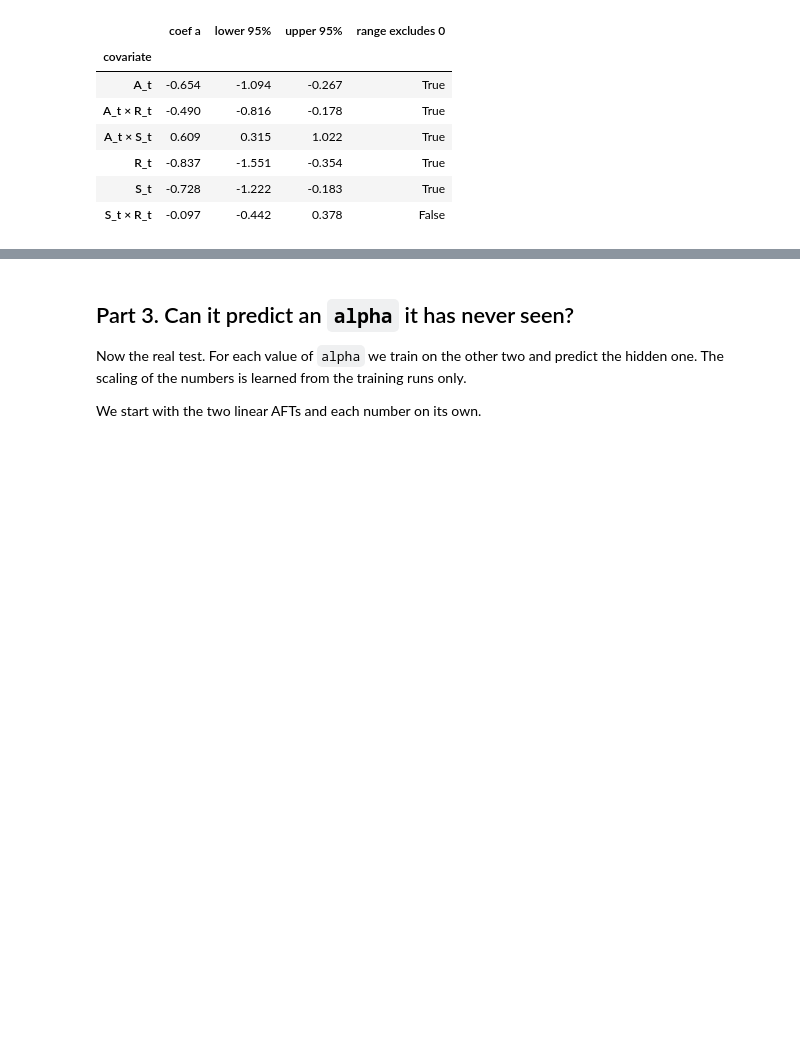
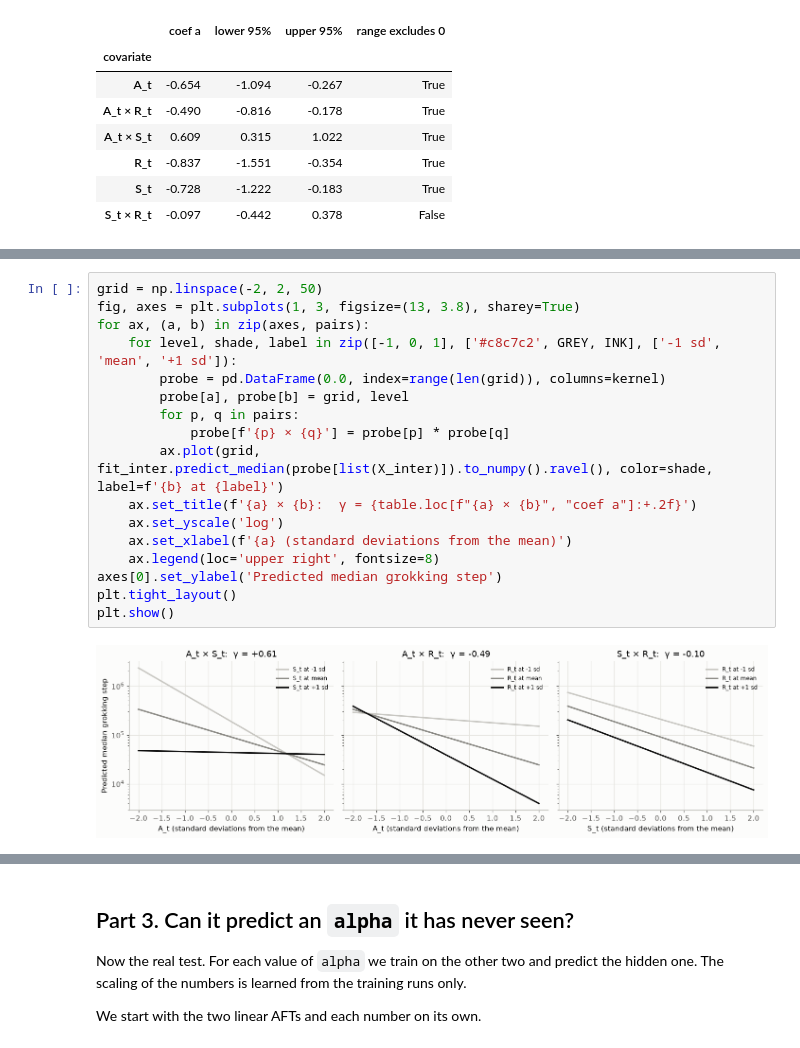
Before and after one commit to ZainAlSaffi-Dev/STAT3007, a Jupyter notebook: model_fitting/3_kernel_only.ipynb, the cells around one changed output, grey strips where cells are left out. Drawn from its saved outputs; the diff is of its cells as text; blank space fills up the shorter version.

```diff
--- a/model_fitting/3_kernel_only.ipynb
+++ b/model_fitting/3_kernel_only.ipynb
@@ -209,2 +250,21 @@ ranges.round(3)
+# %%
+grid = np.linspace(-2, 2, 50)
+fig, axes = plt.subplots(1, 3, figsize=(13, 3.8), sharey=True)
+for ax, (a, b) in zip(axes, pairs):
+    for level, shade, label in zip([-1, 0, 1], ['#c8c7c2', GREY, INK], ['-1 sd', 'mean', '+1 sd']):
+        probe = pd.DataFrame(0.0, index=range(len(grid)), columns=kernel)
+        probe[a], probe[b] = grid, level
+        for p, q in pairs:
+            probe[f'{p} × {q}'] = probe[p] * probe[q]
+        ax.plot(grid, fit_inter.predict_median(probe[list(X_inter)]).to_numpy().ravel(), color=shade, label=f'{b} at {label}')
+    ax.set_title(f'{a} × {b}:  γ = {table.loc[f"{a} × {b}", "coef a"]:+.2f}')
+    ax.set_yscale('log')
+    ax.set_xlabel(f'{a} (standard deviations from the mean)')
+    ax.legend(loc='upper right', fontsize=8)
+axes[0].set_ylabel('Predicted median grokking step')
+plt.tight_layout()
+plt.show()
+# %% [output]
+[figure, added]
 # %% [markdown]
 **Takeaway**
```
Also changed, not shown: parts of 34 cells of this notebook, 1 other file.
